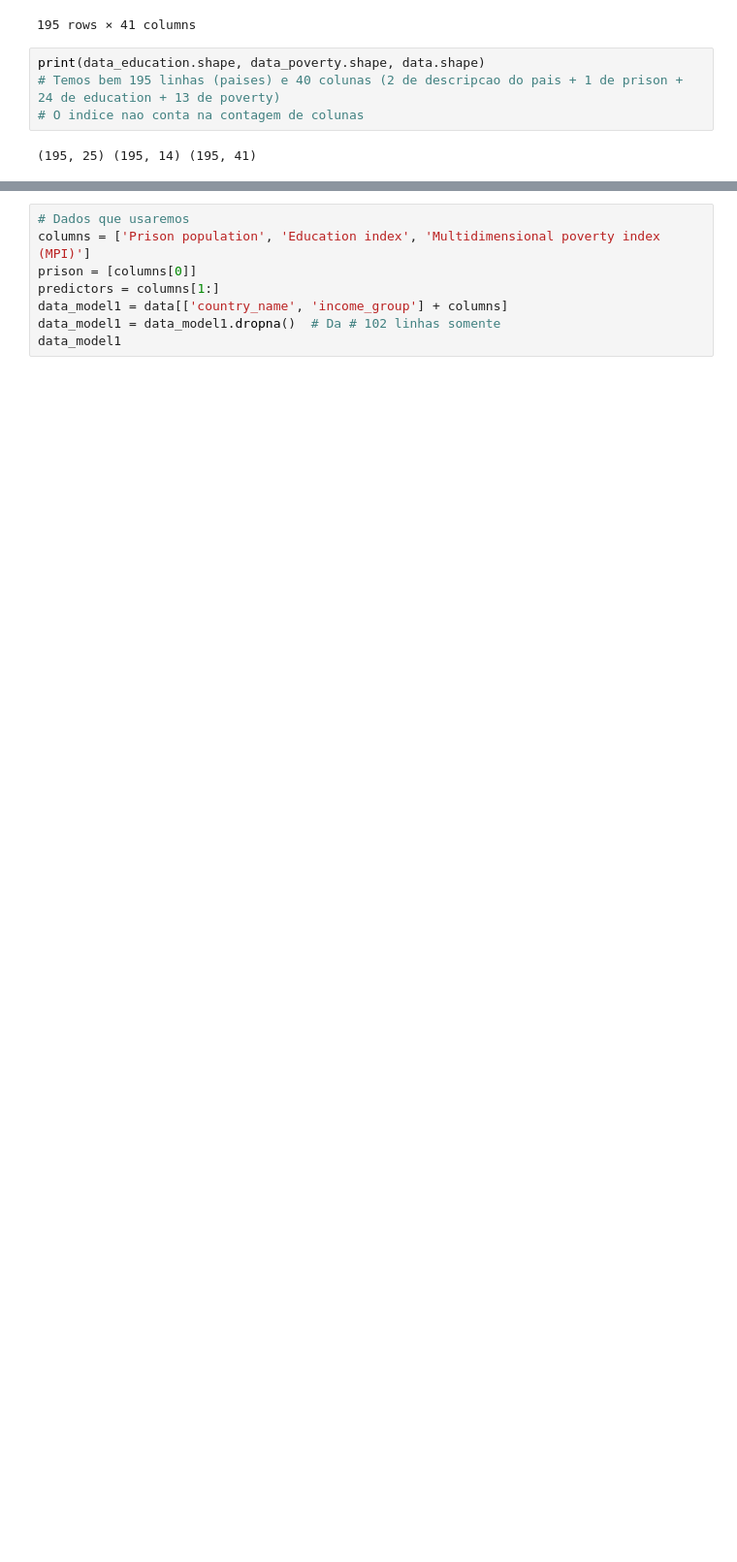
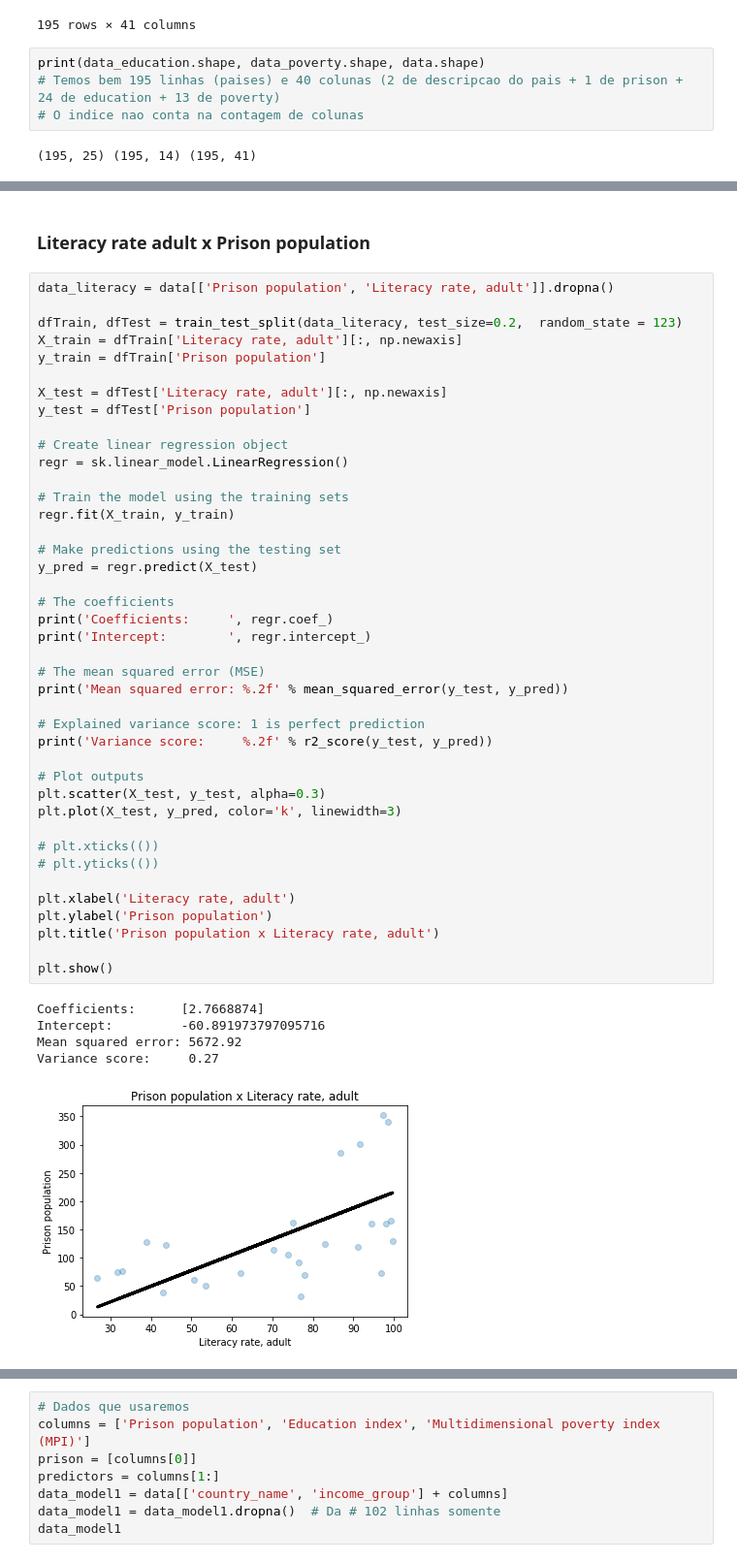
Before and after one commit to andreisha/inf1032-datascience, a Jupyter notebook: T1.3 - Modelos de Regressão Linear.ipynb, the cells around one changed output, grey strips where cells are left out. Shown at 97% size. Saved outputs shown, nothing was run; the diff lists cells and outputs as text; blank space fills up the shorter version.

```diff
--- a/T1.3 - Modelos de Regressão Linear.ipynb
+++ b/T1.3 - Modelos de Regressão Linear.ipynb
@@ -220,0 +293,49 @@ print(data_education.shape, data_poverty.shape, data.shape)
+# %% [markdown]
+### Literacy rate adult x Prison population
+# %%
+data_literacy = data[['Prison population', 'Literacy rate, adult']].dropna()
+
+dfTrain, dfTest = train_test_split(data_literacy, test_size=0.2,  random_state = 123)
+X_train = dfTrain['Literacy rate, adult'][:, np.newaxis]
+y_train = dfTrain['Prison population']
+
+X_test = dfTest['Literacy rate, adult'][:, np.newaxis]
+y_test = dfTest['Prison population']
+
+# Create linear regression object
+regr = sk.linear_model.LinearRegression()
+
+# Train the model using the training sets
+regr.fit(X_train, y_train)
+
+# Make predictions using the testing set
+y_pred = regr.predict(X_test)
+
+# The coefficients
+print('Coefficients:     ', regr.coef_)
+print('Intercept:        ', regr.intercept_)
+
+# The mean squared error (MSE)
+print('Mean squared error: %.2f' % mean_squared_error(y_test, y_pred))
+
+# Explained variance score: 1 is perfect prediction
+print('Variance score:     %.2f' % r2_score(y_test, y_pred))
+
+# Plot outputs
+plt.scatter(X_test, y_test, alpha=0.3)
+plt.plot(X_test, y_pred, color='k', linewidth=3)
+
+# plt.xticks(())
+# plt.yticks(())
+
+plt.xlabel('Literacy rate, adult')
+plt.ylabel('Prison population')
+plt.title('Prison population x Literacy rate, adult')
+
+plt.show()
+# %% [output]
+Coefficients:      [2.7668874]
+Intercept:         -60.891973797095716
+Mean squared error: 5672.92
+Variance score:     0.27
+[figure, added]
```
Also changed, not shown: parts of 45 cells of this notebook, 1 other file.
